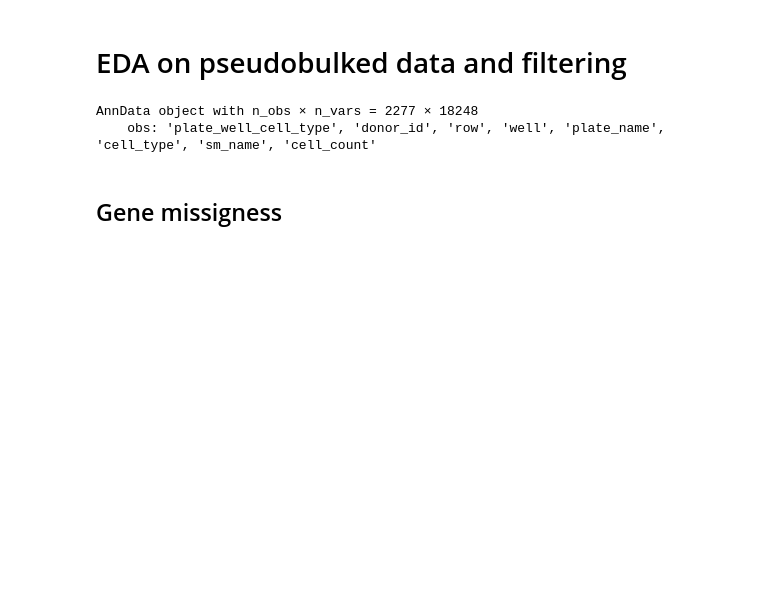
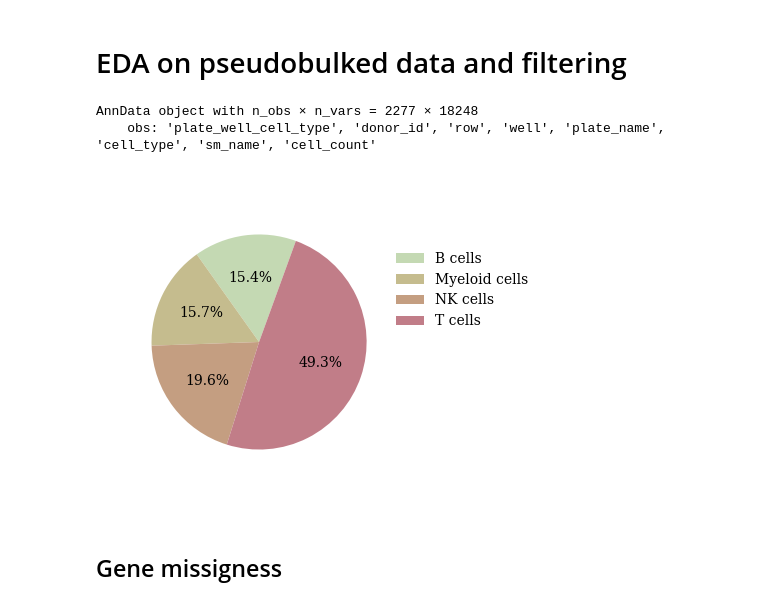
Before and after one commit to janursa/grn_benchmark, a Jupyter notebook: notebooks/preprocess.ipynb, the cells around one changed output. Cells and saved outputs as stored; diff of their text form; code cells hidden in the pictures; blank space fills up the shorter version.

```diff
--- a/notebooks/preprocess.ipynb
+++ b/notebooks/preprocess.ipynb
@@ -240,10 +240,7 @@ plt.tight_layout()
 
 handles = []
 for kk, label in enumerate(['B cells', 'Myeloid cells', 'NK cells', 'CD4+ T cells', 'CD8+ T cells', 'Regulatory T cells']):
-    if index == 'sm_name':
-        handles.append(Patch(facecolor=['blue', 'cyan'][kk], label=label))
-    else:
-        handles.append(Patch(facecolor=colors_cell_type[kk], label=label))
+    handles.append(Patch(facecolor=colors_cell_type[kk], label=label))
 
 ax.legend(handles=handles, bbox_to_anchor=(1, 1), loc='upper left', borderaxespad=0, frameon=False)
 
@@ -551,6 +548,32 @@ bulk_adata
 # %% [output]
 AnnData object with n_obs × n_vars = 2277 × 18248
     obs: 'plate_well_cell_type', 'donor_id', 'row', 'well', 'plate_name', 'cell_type', 'sm_name', 'cell_count'
+# %%
+cell_type_ratio = bulk_adata.obs.groupby('cell_type').apply(lambda df:df['cell_count'].sum())/bulk_adata.obs.cell_count.sum()
+cell_type_ratio = (cell_type_ratio*100).round(1)
+# %%
+fig, ax = plt.subplots(1,1 , figsize=(4.5, 3.5))  # Adjust the figure size as needed
+
+ax.pie(
+    cell_type_ratio, autopct='%1.1f%%',
+    startangle=70, colors=['#c4d9b3', '#c5bc8e', '#c49e81', '#c17d88']
+)
+plt.axis('equal')  # Equal aspect ratio ensures that pie is drawn as a circle
+plt.tight_layout()
+
+
+handles = []
+for kk, label in enumerate(['B cells', 'Myeloid cells', 'NK cells', 'T cells']):
+    handles.append(Patch(facecolor=colors_cell_type[kk], label=label))
+
+ax.legend(handles=handles, bbox_to_anchor=(.93, .8), loc='upper left', borderaxespad=0, frameon=False)
+
+plt.tight_layout()
+
+fig.savefig(f'{work_dir}/preprocess/figs/celltype_raios.png', dpi=100, transparent=True,bbox_inches='tight')
+plt.show()
+# %% [output]
+[figure, added]
 # %% [markdown]
 ## Gene missigness
 # %%
```
Also changed, not shown: 5 other files.
